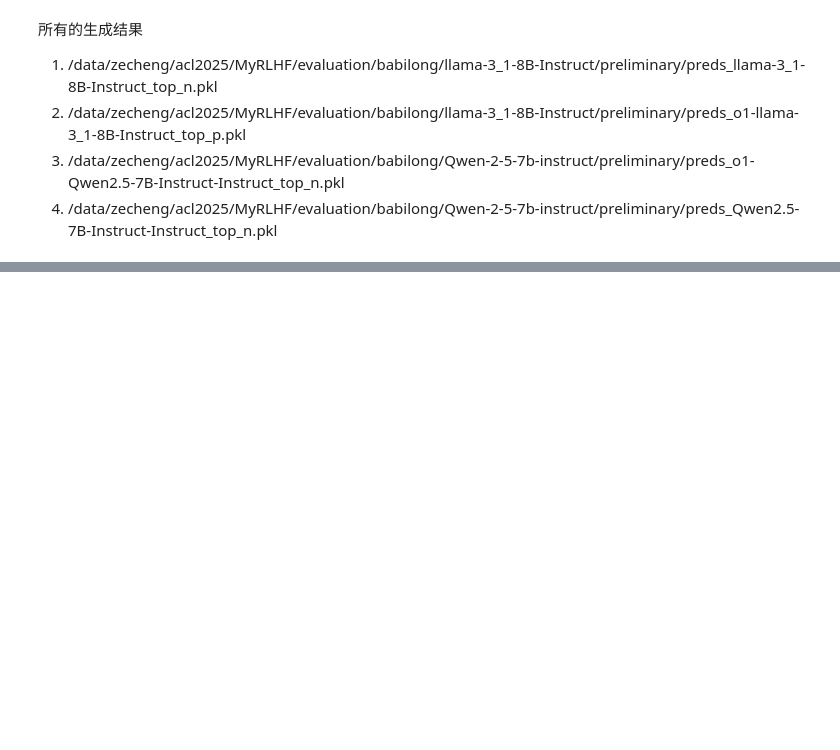
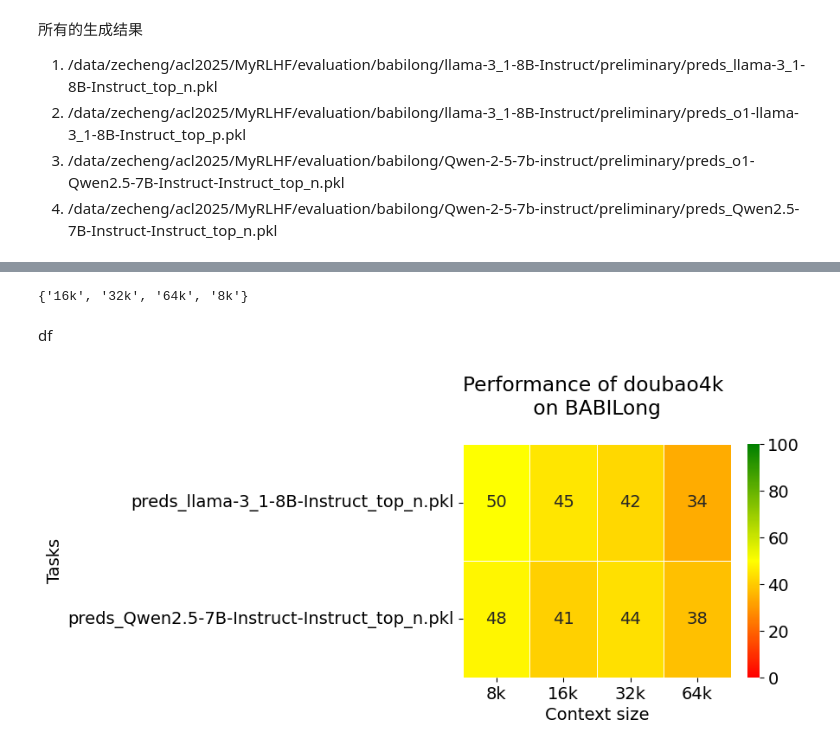
Before and after one commit to ZetangForward/MyRLHF, a Jupyter notebook: evaluation/babilong/check_data_and_eval.ipynb, the cells around one changed output, grey strips where cells are left out. Drawn from its saved outputs; the diff is of its cells as text; code cells hidden in the pictures; blank space fills up the shorter version.

```diff
--- a/evaluation/babilong/check_data_and_eval.ipynb
+++ b/evaluation/babilong/check_data_and_eval.ipynb
@@ -4,6 +4,13 @@
 2. /data/zecheng/acl2025/MyRLHF/evaluation/babilong/llama-3_1-8B-Instruct/preliminary/preds_o1-llama-3_1-8B-Instruct_top_p.pkl
 3. /data/zecheng/acl2025/MyRLHF/evaluation/babilong/Qwen-2-5-7b-instruct/preliminary/preds_o1-Qwen2.5-7B-Instruct-Instruct_top_n.pkl
 4. /data/zecheng/acl2025/MyRLHF/evaluation/babilong/Qwen-2-5-7b-instruct/preliminary/preds_Qwen2.5-7B-Instruct-Instruct_top_n.pkl
+# %%
+data_paths=[
+    "/data/zecheng/acl2025/MyRLHF/evaluation/babilong/llama-3_1-8B-Instruct/preliminary/preds_llama-3_1-8B-Instruct_top_n.pkl",
+    "/data/zecheng/acl2025/MyRLHF/evaluation/babilong/llama-3_1-8B-Instruct/preliminary/preds_o1-llama-3_1-8B-Instruct_top_p.pkl",
+    "/data/zecheng/acl2025/MyRLHF/evaluation/babilong/Qwen-2-5-7b-instruct/preliminary/preds_o1-Qwen2.5-7B-Instruct-Instruct_top_n.pkl",
+    "/data/zecheng/acl2025/MyRLHF/evaluation/babilong/Qwen-2-5-7b-instruct/preliminary/preds_Qwen2.5-7B-Instruct-Instruct_top_n.pkl"
+]
 # %%
 from modelzipper.tutils import *
 from pprint import pprint
@@ -66,0 +89,2 @@ begin to read data from /data/zecheng/acl2025/MyRLHF/evaluation/babilong/llama-3
+# %%
+contents=[auto_read_data(k) for k in data_paths]
@@ -66,0 +111,64 @@ begin to read data from /data/zecheng/acl2025/MyRLHF/evaluation/babilong/llama-3
+# %%
+j=3
+set([contents[j][i]['ctx_length'] for i in range(len(contents[j]))])
+# %% [output]
+{'16k', '32k', '64k', '8k'}
+# %% [markdown]
+df
+# %%
+results_folder = './babilong_evals'
+model_name = 'doubao4k'
+prompt_name = 'instruction_yes_examples_yes_post_prompt_yes_chat_template_yes'
+
+# import numpy as np
+dfs=[contents[0],contents[3]]
+tasks = [contents[0][0]['task'], contents[3][0]['task']]
+ylabels=[os.path.basename(data_paths[0]),os.path.basename(data_paths[3])]
+lengths = ['8k','16k','32k','64k']
+accuracy = np.zeros((len(tasks), len(lengths)))
+for j, task in enumerate(tasks):
+    for i, ctx_length in enumerate(lengths):
+        fname = f'./{results_folder}/{model_name}/{task}_{ctx_length}_{prompt_name}.csv'
+
+
+        df_list = [k for k in dfs[j] if k['ctx_length']==ctx_length]
+        if len(df_list)==0:
+            print(f'No such file: {fname}')
+            continue
+        # if df['output'].dtype != object:
+        #     df['output'] = df['output'].astype(str)
+        # df['output'] = df['output'].fillna('')
+        dic={}
+        for k in df_list[0].keys():
+            lst=[]
+            for t in range(len(df_list)):
+                lst+=[df_list[t][k]]
+            dic[k]=lst
+        df=pd.DataFrame(dic)
+
+        df['correct'] = df.apply(lambda row: max(compare_answers(row['golden'], row['pred'][idx],
+                                                             row['question'], TASK_LABELS[task]
+                                                             ) for idx in range(len(row['pred']))
+                                                             ), axis=1)
+        score = df['correct'].sum()
+        accuracy[j, i] = 100 * score / len(df) if len(df) > 0 else 0
+
+# Set large font sizes for better visibility in the PDF
+matplotlib.rc('font', size=14)
+
+# Create a colormap for the heatmap
+cmap = LinearSegmentedColormap.from_list('ryg', ["red", "yellow", "green"], N=256)
+
+# Create the heatmap
+fig, ax = plt.subplots(figsize=(5, 3.5))  # Adjust the size as necessary
+sns.heatmap(accuracy, cmap=cmap, vmin=0, vmax=100, annot=True, fmt=".0f",
+            linewidths=.5, xticklabels=lengths, yticklabels=ylabels, ax=ax)
+ax.set_title(f'Performance of {model_name} \n on BABILong \n')
+ax.set_xlabel('Context size')
+ax.set_ylabel('Tasks')
+
+# Save the figure to a PDF
+# plt.savefig('all_tasks_performance.pdf', bbox_inches='tight')
+plt.show()
+# %% [output]
+[figure, added]
```
Also changed, not shown: parts of 14 cells of this notebook.
